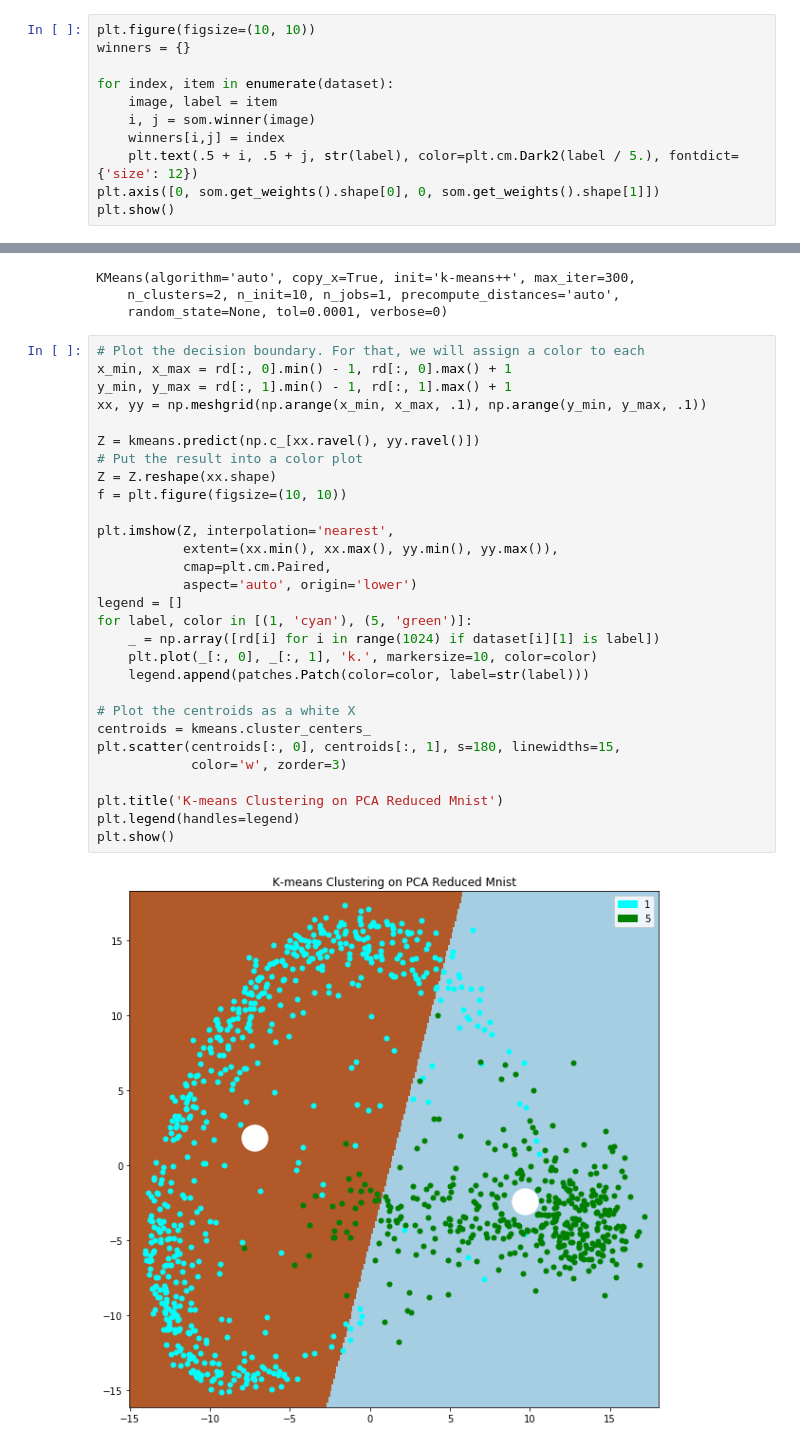
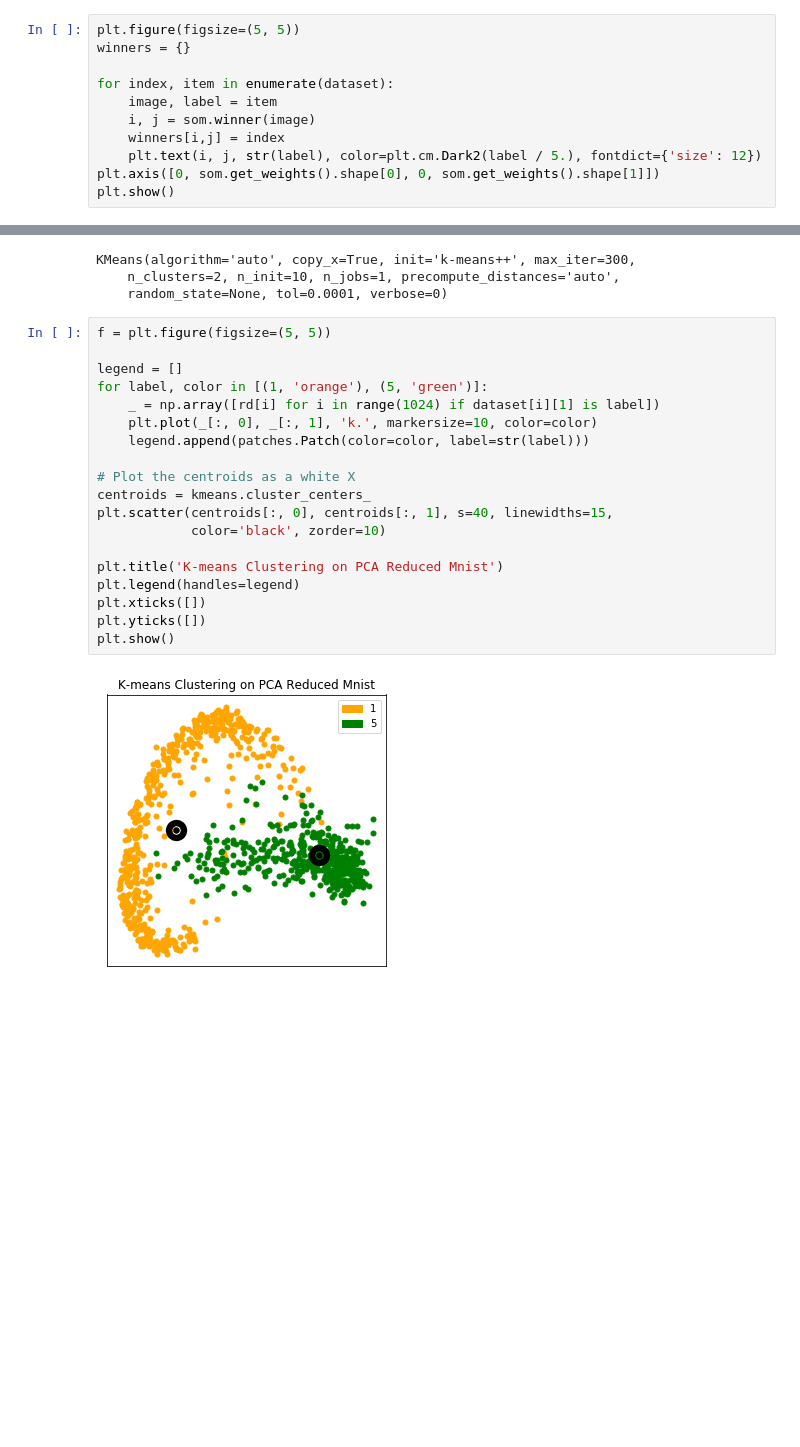
Before and after one commit to baghadiya/comp4107-a3, a Jupyter notebook: a3q2.ipynb, the cells around one changed output, grey strips where cells are left out. Saved outputs shown, nothing was run; the diff lists cells and outputs as text; blank space fills up the shorter version.

```diff
--- a/a3q2.ipynb
+++ b/a3q2.ipynb
@@ -46,13 +46,13 @@ We'll then perform train random over 1500 epochs.
 epochs = 1500
 som.train_random([i[0] for i in dataset], epochs)
 # %%
-plt.figure(figsize=(10, 10))
+plt.figure(figsize=(5, 5))
 winners = {}
 
 for index, item in enumerate(dataset):
     image, label = item
     i, j = som.winner(image)
     winners[i,j] = index
-    plt.text(.5 + i, .5 + j, str(label), color=plt.cm.Dark2(label / 5.), fontdict={'size': 12})
+    plt.text(i, j, str(label), color=plt.cm.Dark2(label / 5.), fontdict={'size': 12})
 plt.axis([0, som.get_weights().shape[0], 0, som.get_weights().shape[1]])
 plt.show()
@@ -73,33 +75,23 @@ KMeans(algorithm='auto', copy_x=True, init='k-means++', max_iter=300,
     n_clusters=2, n_init=10, n_jobs=1, precompute_distances='auto',
     random_state=None, tol=0.0001, verbose=0)
 # %%
-# Plot the decision boundary. For that, we will assign a color to each
-x_min, x_max = rd[:, 0].min() - 1, rd[:, 0].max() + 1
-y_min, y_max = rd[:, 1].min() - 1, rd[:, 1].max() + 1
-xx, yy = np.meshgrid(np.arange(x_min, x_max, .1), np.arange(y_min, y_max, .1))
+f = plt.figure(figsize=(5, 5))
 
-Z = kmeans.predict(np.c_[xx.ravel(), yy.ravel()])
-# Put the result into a color plot
-Z = Z.reshape(xx.shape)
-f = plt.figure(figsize=(10, 10))
-
-plt.imshow(Z, interpolation='nearest',
-           extent=(xx.min(), xx.max(), yy.min(), yy.max()),
-           cmap=plt.cm.Paired,
-           aspect='auto', origin='lower')
 legend = []
-for label, color in [(1, 'cyan'), (5, 'green')]:
+for label, color in [(1, 'orange'), (5, 'green')]:
     _ = np.array([rd[i] for i in range(1024) if dataset[i][1] is label])
     plt.plot(_[:, 0], _[:, 1], 'k.', markersize=10, color=color)
     legend.append(patches.Patch(color=color, label=str(label)))
 
 # Plot the centroids as a white X
 centroids = kmeans.cluster_centers_
-plt.scatter(centroids[:, 0], centroids[:, 1], s=180, linewidths=15,
-            color='w', zorder=3)
+plt.scatter(centroids[:, 0], centroids[:, 1], s=40, linewidths=15,
+            color='black', zorder=10)
 
 plt.title('K-means Clustering on PCA Reduced Mnist')
 plt.legend(handles=legend)
+plt.xticks([])
+plt.yticks([])
 plt.show()
 # %% [output]
-[figure, old version]
+[figure, new version]
```
Also changed, not shown: parts of 3 cells of this notebook.
